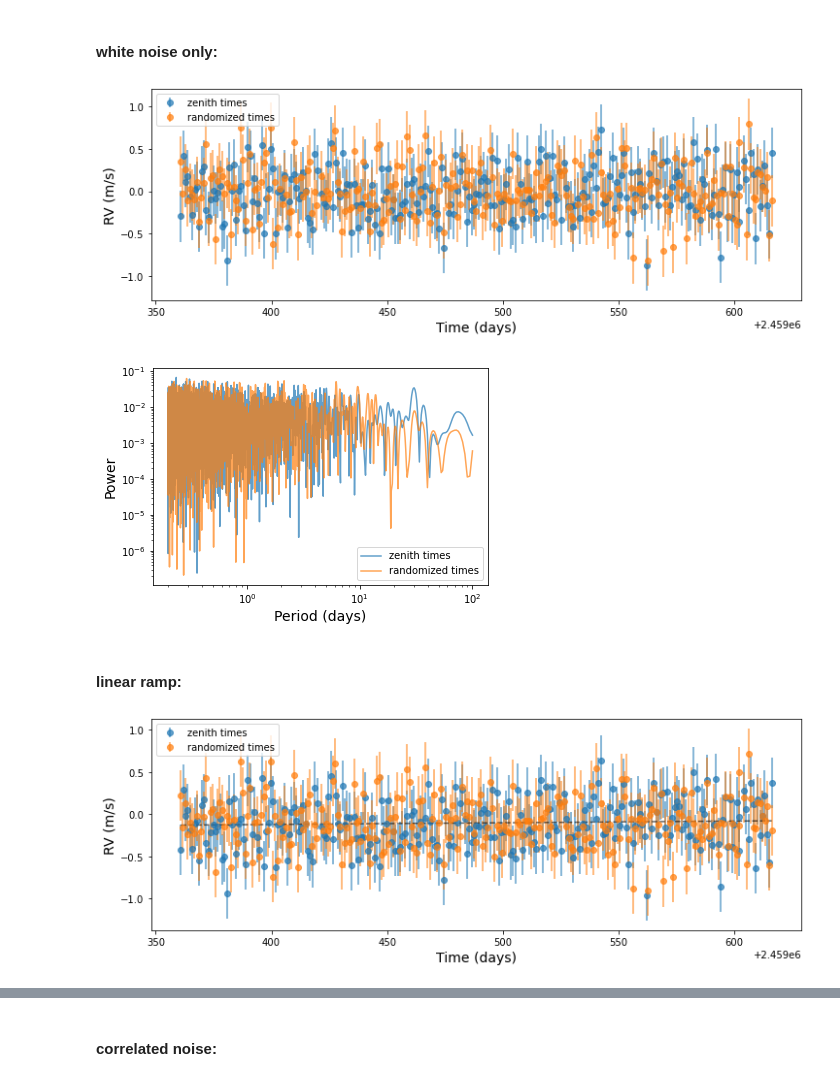
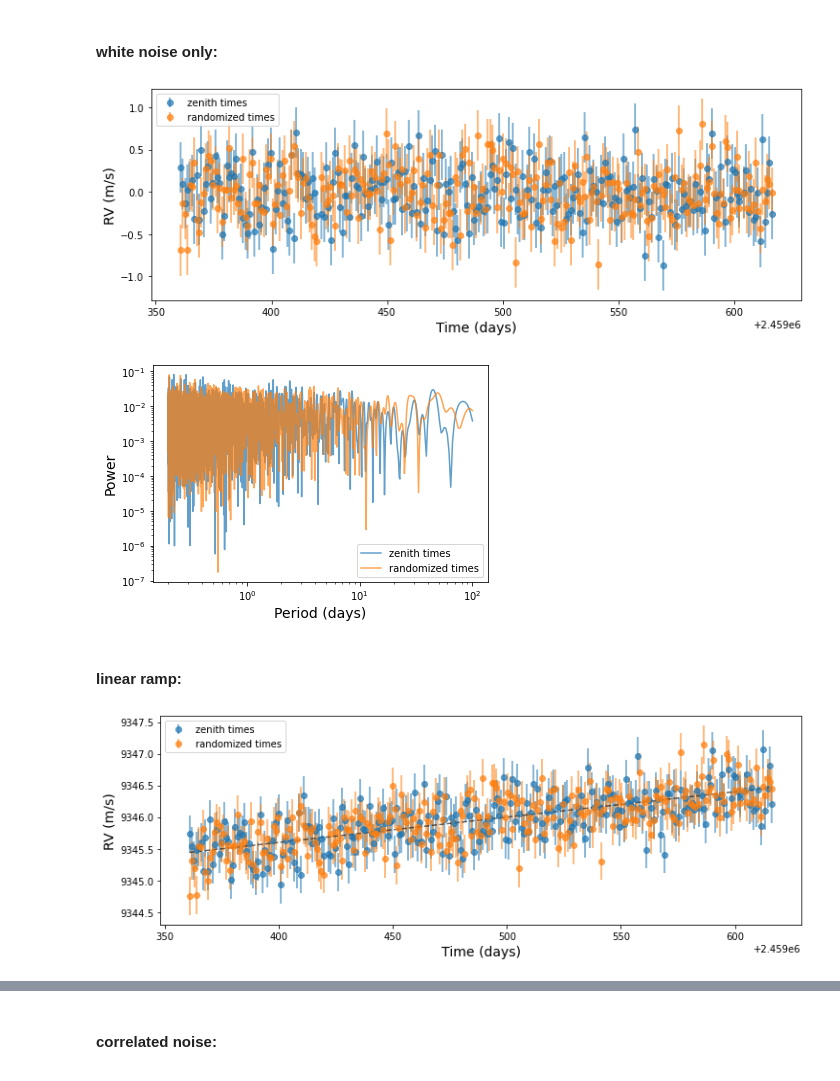
Before and after one commit to megbedell/thethethe, a Jupyter notebook: window-functions.ipynb, the cells around one changed output, grey strips where cells are left out. Saved outputs shown, nothing was run; the diff lists cells and outputs as text; code cells hidden in the pictures.

Commit message:
fixed horizon bug

```diff
--- a/window-functions.ipynb
+++ b/window-functions.ipynb
@@ -41,7 +35,7 @@ t_zeniths = np.zeros(len(survey_dates)) + np.nan
 t_zeniths_type = []
 t_randomized = np.zeros(len(survey_dates)) + np.nan
 
-dark_horizon = 12. * u.deg # horizon for sunset/sunrise crossing - nautical twilight
+dark_horizon = -12. * u.deg # horizon for sunset/sunrise crossing - nautical twilight
 
 for i,t in tqdm(enumerate(survey_dates)):
     t_rise = observer.target_rise_time(t, target, which='nearest', horizon=30.*u.deg)
@@ -118,0 +127,7 @@ plt.ylim([1.5,1.0]);
+# %%
+fig, ax = plt.subplots(1,1,figsize=(10,4))
+ax.plot(airmasses_zenith, 'k.')
+ax.plot(airmasses_random, 'b.')
+ax.set_ylim([1.55,1.0])
+ax.set_ylabel('Airmass', fontsize=14)
+ax.set_xlabel('Night #', fontsize=14);
@@ -221,25 +238,25 @@ def plot_timeseries(ys_zenith, ys_randomized):
 # %%
 plot_timeseries(ys_zenith, ys_randomized);
 # %% [output]
-[figure, old version]
+[figure, new version]
 # %%
 plot_periodograms(ys_zenith, ys_randomized)
 # %% [output]
-[figure, old version]
+[figure, new version]
 # %% [markdown]
 #### linear ramp:
 # %%
-def linear_trend(xs, m=2.e-4, b=-246.*2):
+def linear_trend(xs, m=40.e-4, b=-246.*2):
     return m*xs + b
 
 ys_zenith_lin = ys_zenith + linear_trend(t_obs_zenith)
 ys_randomized_lin = ys_randomized + linear_trend(t_obs_randomized)
 
 fig,ax = plot_timeseries(ys_zenith_lin, ys_randomized_lin)
 ax.plot(t_obs_zenith, linear_trend(t_obs_zenith), ls='--', c='k', alpha=0.6)
 plt.show()
 # %% [output]
-[figure, old version]
+[figure, new version]
 # %%
 plot_periodograms(ys_zenith_lin, ys_randomized_lin)
 # %% [output]
```
Also changed, not shown: parts of 16 cells of this notebook.
